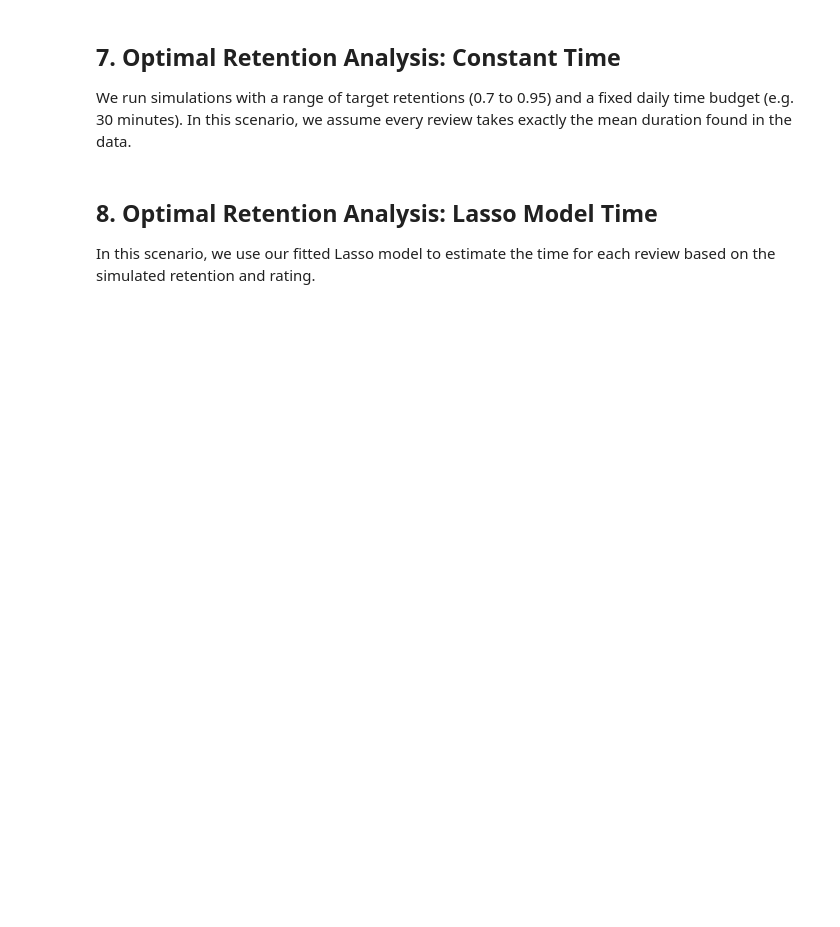
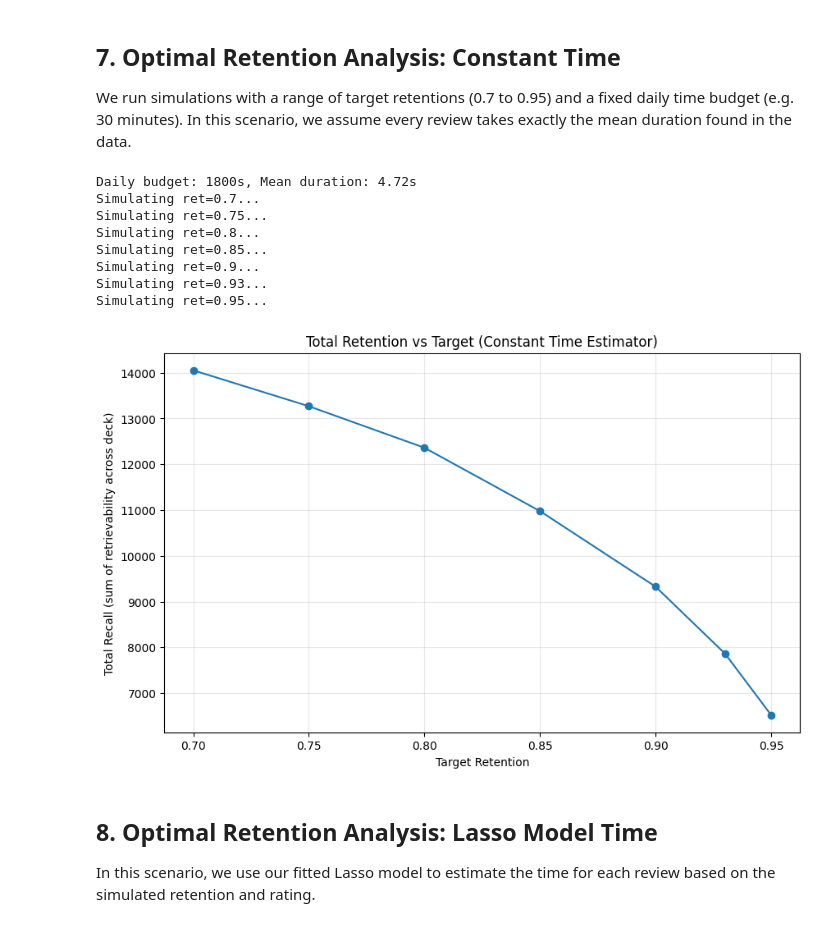
Before and after one commit to a913cb82/fsrs-experiments, a Jupyter notebook: notebooks/Review_Time_Analysis.ipynb, the cells around one changed output. Cells and saved outputs as stored; diff of their text form; code cells hidden in the pictures; blank space fills up the shorter version.

```diff
--- a/notebooks/Review_Time_Analysis.ipynb
+++ b/notebooks/Review_Time_Analysis.ipynb
@@ -173,35 +173,45 @@ from simulate_fsrs import run_simulation
 
 daily_budget_sec = 30 * 60  # 30 minutes
 mean_duration_sec = df_clean["duration_sec"].mean()
 print(f"Daily budget: {daily_budget_sec}s, Mean duration: {mean_duration_sec:.2f}s")
 
 retentions = [0.7, 0.75, 0.8, 0.85, 0.9, 0.93, 0.95]
 results_constant = []
 
 
-# Simple constant estimator
-def constant_time_estimator(card, rating):
+# Updated signature to accept current_date
+def constant_time_estimator(card, rating, current_date):
     return mean_duration_sec
 
 
 for ret in retentions:
     print(f"Simulating ret={ret}...")
     _, _, metrics = run_simulation(
         n_days=180,
         retention=str(ret),
         time_limit=daily_budget_sec,
         time_estimator=constant_time_estimator,
         verbose=False,
     )
     results_constant.append(metrics["total_retention"])
 
 plt.figure(figsize=(10, 6))
 plt.plot(retentions, results_constant, marker="o")
 plt.title("Total Retention vs Target (Constant Time Estimator)")
 plt.xlabel("Target Retention")
 plt.ylabel("Total Recall (sum of retrievability across deck)")
 plt.grid(True, alpha=0.3)
 plt.show()
+# %% [output]
+Daily budget: 1800s, Mean duration: 4.72s
+Simulating ret=0.7...
+Simulating ret=0.75...
+Simulating ret=0.8...
+Simulating ret=0.85...
+Simulating ret=0.9...
+Simulating ret=0.93...
+Simulating ret=0.95...
+[figure, added]
 # %% [markdown]
 ## 8. Optimal Retention Analysis: Lasso Model Time
 In this scenario, we use our fitted Lasso model to estimate the time for each review based on the simulated retention and rating.
```
Also changed, not shown: parts of 8 cells of this notebook, 2 other files.
